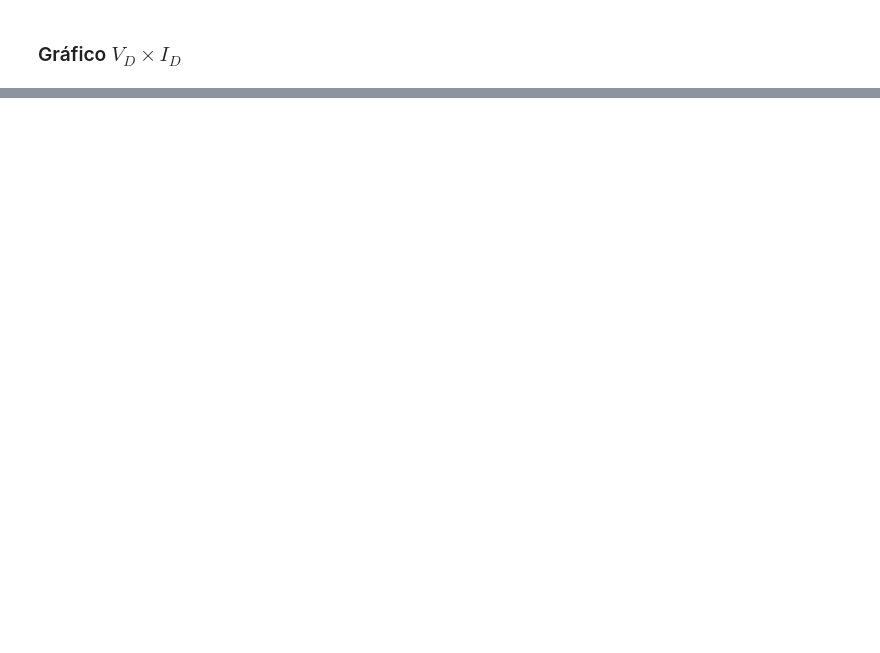
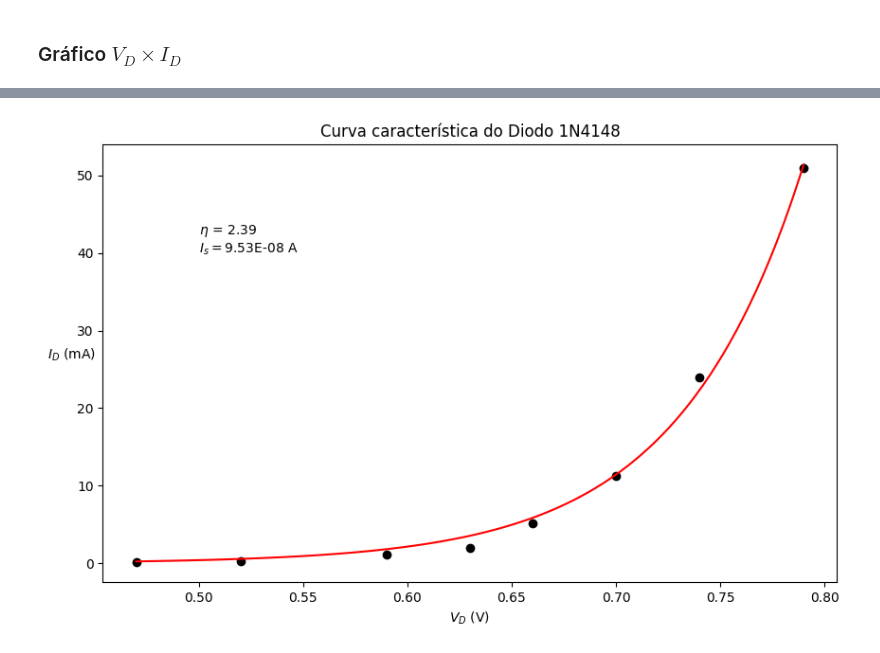
Before and after one commit to loolirer/Dispositivos-Eletronicos, a Jupyter notebook: Avaliações/1° Estágio/Avaliação 1/A01 - Notebook.ipynb, the cells around one changed output, grey strips where cells are left out. Cells and saved outputs as stored; diff of their text form; code cells hidden in the pictures; blank space fills up the shorter version.

```diff
--- a/Avaliações/1° Estágio/Avaliação 1/A01 - Notebook.ipynb
+++ b/Avaliações/1° Estágio/Avaliação 1/A01 - Notebook.ipynb
@@ -70,0 +104,47 @@ from scipy.optimize import curve_fit
+# %%
+# Determinando função modelo
+
+V_t = 25 * 1e-3 # Tensão térmica de 25 mV
+
+def I_D(V_D, eta, I_s): # Função característica do Diodo
+  return I_s * np.exp(V_D / (eta * V_t))
+
+# Função 'curve_fit' retorna 2 listas;
+# Porém, só estamos interessados na que representa os parâmetros ajustados da função
+parametros, _ = curve_fit(I_D, df_V_D, df_I_D, p0=[2, 1e-7])
+# p0 é o ponto de partida dos argumentos
+# Como se conhece uma estimativa de que:
+# - eta = 1 ~ 4
+# - I_s = 1uA ~ 1fA
+
+eta, I_s = parametros
+curva_V_D = np.linspace(min(df_V_D), max(df_V_D), 100)
+curva_I_D = [I_D(V_D, eta, I_s) for V_D in curva_V_D]
+
+# Definindo espaço de plotagem
+fig, ax = plt.subplots(figsize=(10, 6))
+
+# Definindo título e opções de eixos
+ax.set(title=r'Curva característica do Diodo 1N4148')
+ax.set_xlabel(r'$V_D$ (V)',
+              rotation=0)
+ax.set_ylabel(r'$I_D$ (mA)',
+              rotation=0)
+
+# Plotando o dataframe coletado
+ax.scatter(df_V_D,
+           df_I_D,
+           marker='o',
+           color='k')
+
+# Plotando a curva aproximada
+plt.plot(curva_V_D,
+         curva_I_D,
+         color='r')
+
+# Observação: como I_s está em mA, é necessário converter sua representação para Ampéres
+ax.text(0.5, 40, r'$\eta$ = ' + f'{eta:.2f}' + '\n' + r'$I_s = $' + f'{I_s * 1e-3 :.2E} A')
+
+plt.show()
+# %% [output]
+[figure, added]
```
Also changed, not shown: parts of 7 cells of this notebook, 1 other file.
